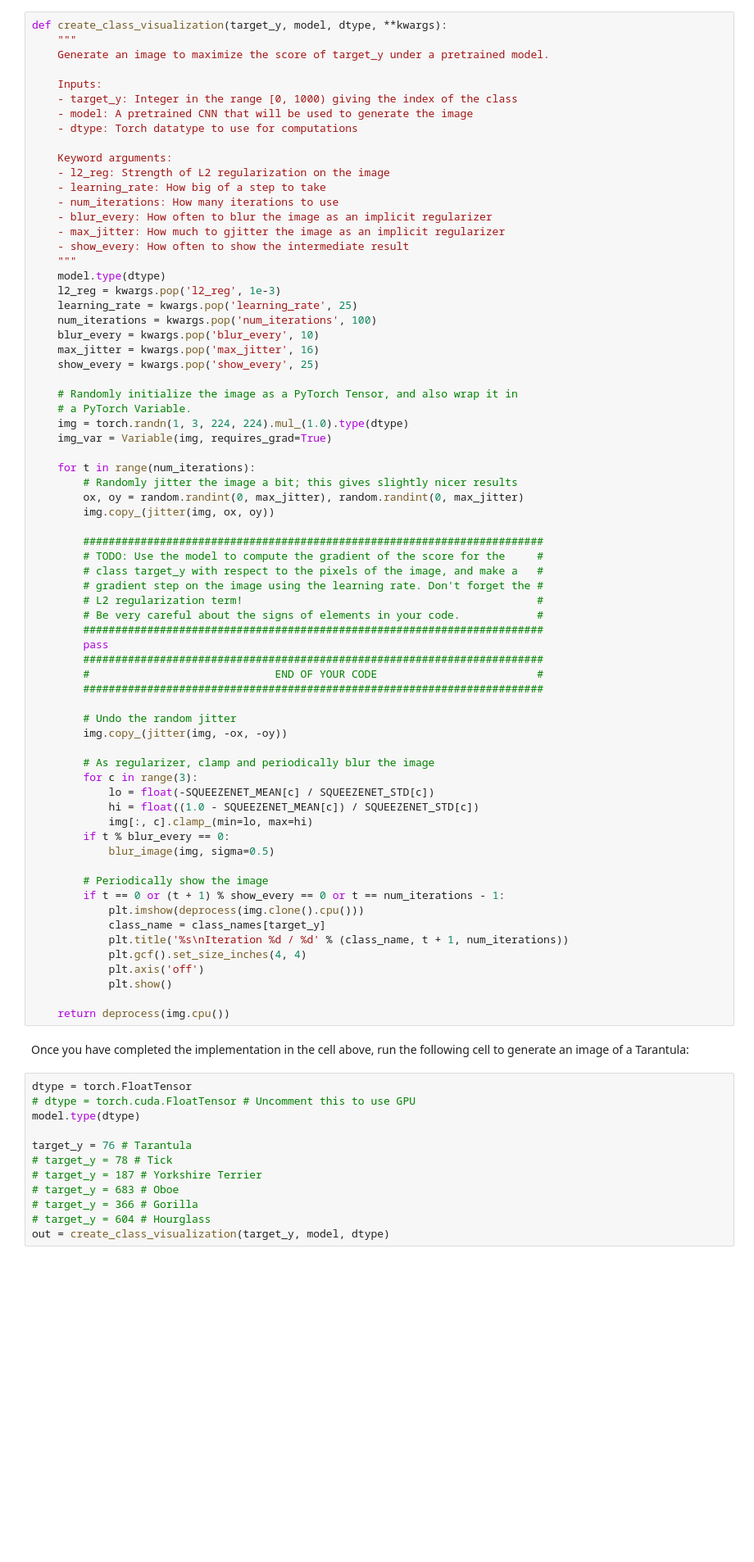
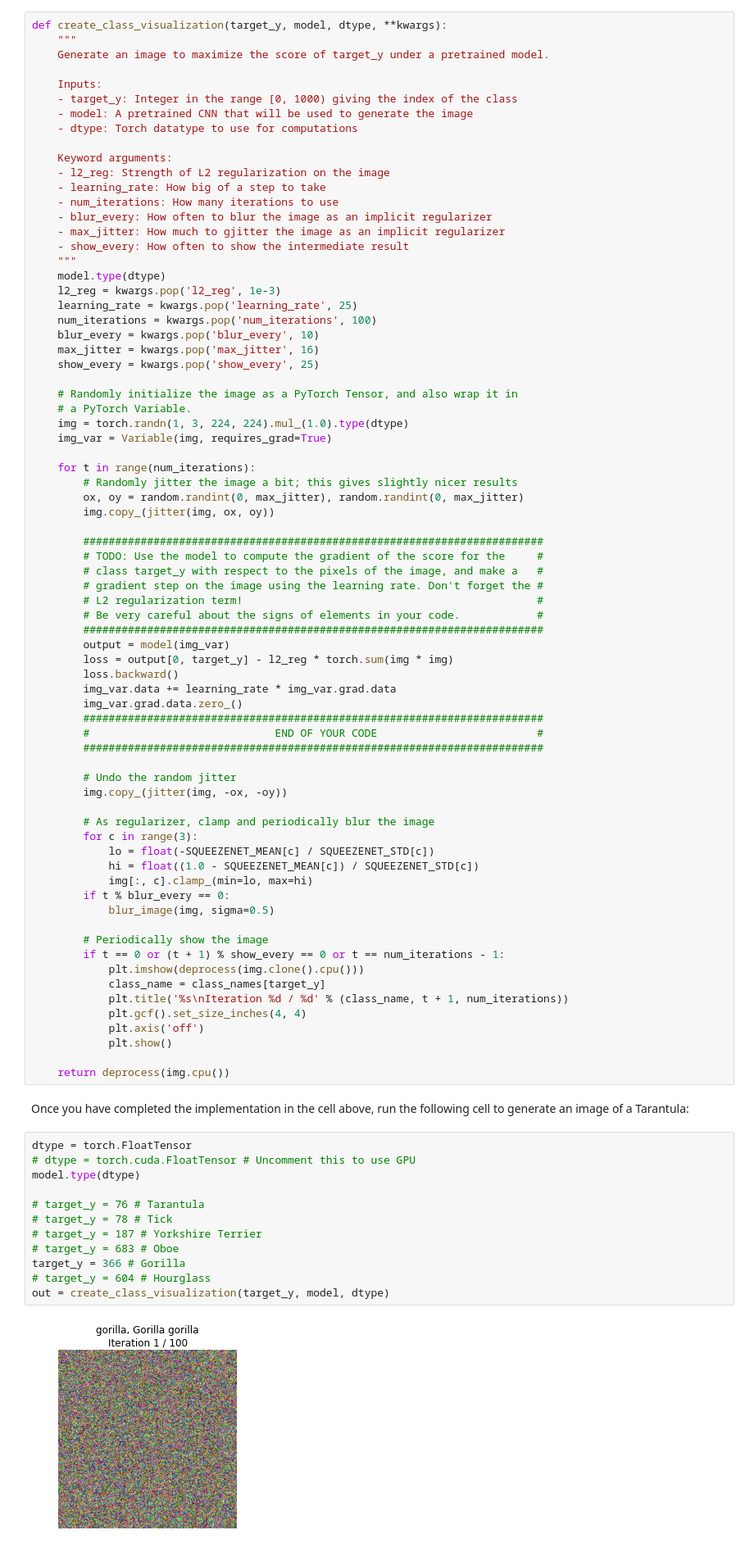
Before and after one commit to versatran01/cs231n_spring_2017, a Jupyter notebook: assignment3/NetworkVisualization-PyTorch.ipynb, the cells around one changed output. Shown at 82% size. Drawn from its saved outputs; the diff is of its cells as text; blank space fills up the shorter version.

```diff
--- a/assignment3/NetworkVisualization-PyTorch.ipynb
+++ b/assignment3/NetworkVisualization-PyTorch.ipynb
@@ -403,7 +420,11 @@ def create_class_visualization(target_y, model, dtype, **kwargs):
         # L2 regularization term!                                              #
         # Be very careful about the signs of elements in your code.            #
         ########################################################################
-        pass
+        output = model(img_var)
+        loss = output[0, target_y] - l2_reg * torch.sum(img * img)
+        loss.backward()
+        img_var.data += learning_rate * img_var.grad.data
+        img_var.grad.data.zero_()
         ########################################################################
         #                             END OF YOUR CODE                         #
         ########################################################################
@@ -434,12 +455,14 @@ Once you have completed the implementation in the cell above, run the following
 # %%
 dtype = torch.FloatTensor
 # dtype = torch.cuda.FloatTensor # Uncomment this to use GPU
 model.type(dtype)
 
-target_y = 76 # Tarantula
+# target_y = 76 # Tarantula
 # target_y = 78 # Tick
 # target_y = 187 # Yorkshire Terrier
 # target_y = 683 # Oboe
-# target_y = 366 # Gorilla
+target_y = 366 # Gorilla
 # target_y = 604 # Hourglass
 out = create_class_visualization(target_y, model, dtype)
+# %% [output]
+[figure, added]
```
Also changed, not shown: parts of 7 cells of this notebook.
